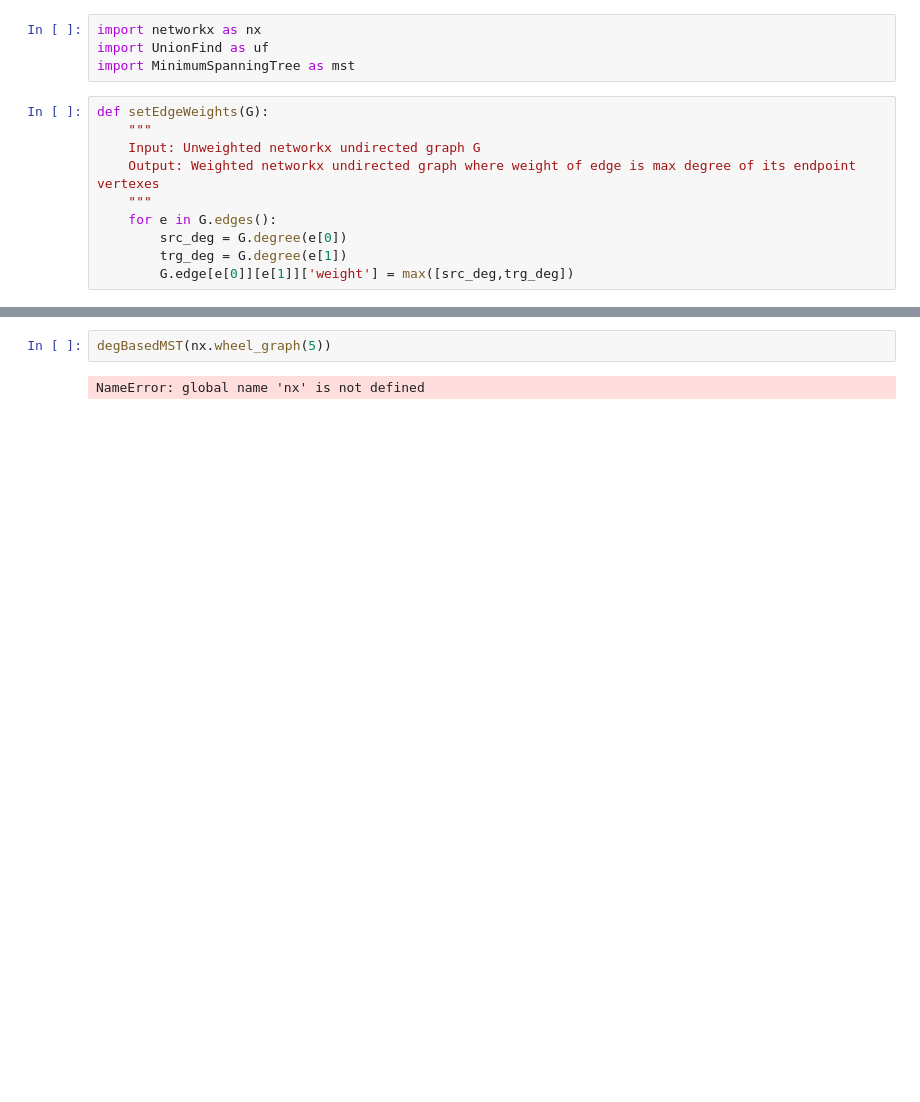
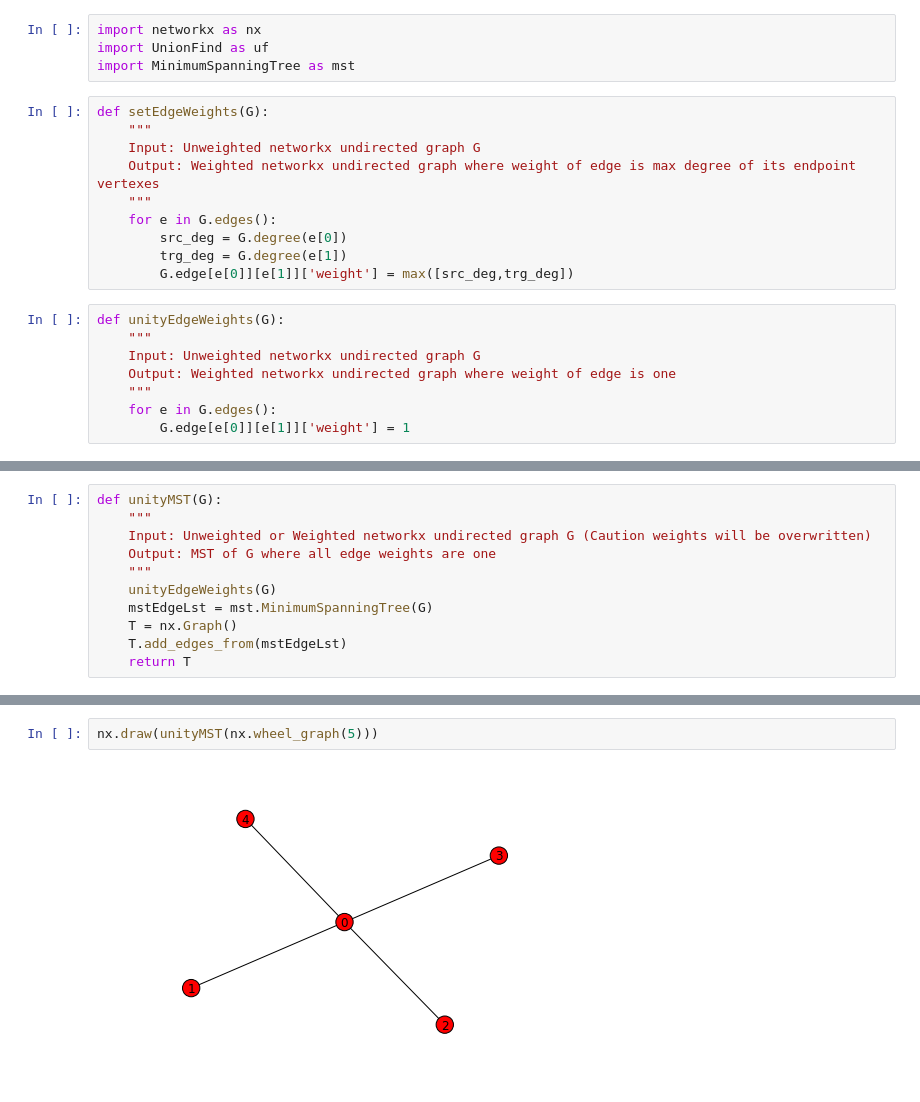
Before and after one commit to malachaifrazier/mlst, a Jupyter notebook: Mlst.ipynb, the cells around one changed output, grey strips where cells are left out. Drawn from its saved outputs; the diff is of its cells as text; blank space fills up the shorter version.

```diff
--- a/Mlst.ipynb
+++ b/Mlst.ipynb
@@ -12,6 +12,14 @@ def setEdgeWeights(G):
         src_deg = G.degree(e[0])
         trg_deg = G.degree(e[1])
         G.edge[e[0]][e[1]]['weight'] = max([src_deg,trg_deg])
+# %%
+def unityEdgeWeights(G):
+    """
+    Input: Unweighted networkx undirected graph G
+    Output: Weighted networkx undirected graph where weight of edge is one
+    """
+    for e in G.edges():
+        G.edge[e[0]][e[1]]['weight'] = 1
 # %%
 def degBasedMST(G):
     """
@@ -22,0 +34,11 @@ def degBasedMST(G):
+# %%
+def unityMST(G):
+    """
+    Input: Unweighted or Weighted networkx undirected graph G (Caution weights will be overwritten)
+    Output: MST of G where all edge weights are one
+    """
+    unityEdgeWeights(G)
+    mstEdgeLst = mst.MinimumSpanningTree(G)
+    T = nx.Graph()
+    T.add_edges_from(mstEdgeLst)
+    return T
@@ -23,4 +50,4 @@ def degBasedMST(G):
 # %%
-degBasedMST(nx.wheel_graph(5))
+nx.draw(unityMST(nx.wheel_graph(5)))
 # %% [output]
-NameError: global name 'nx' is not defined
+[figure, added]
```
Also changed, not shown: parts of 3 cells of this notebook.
